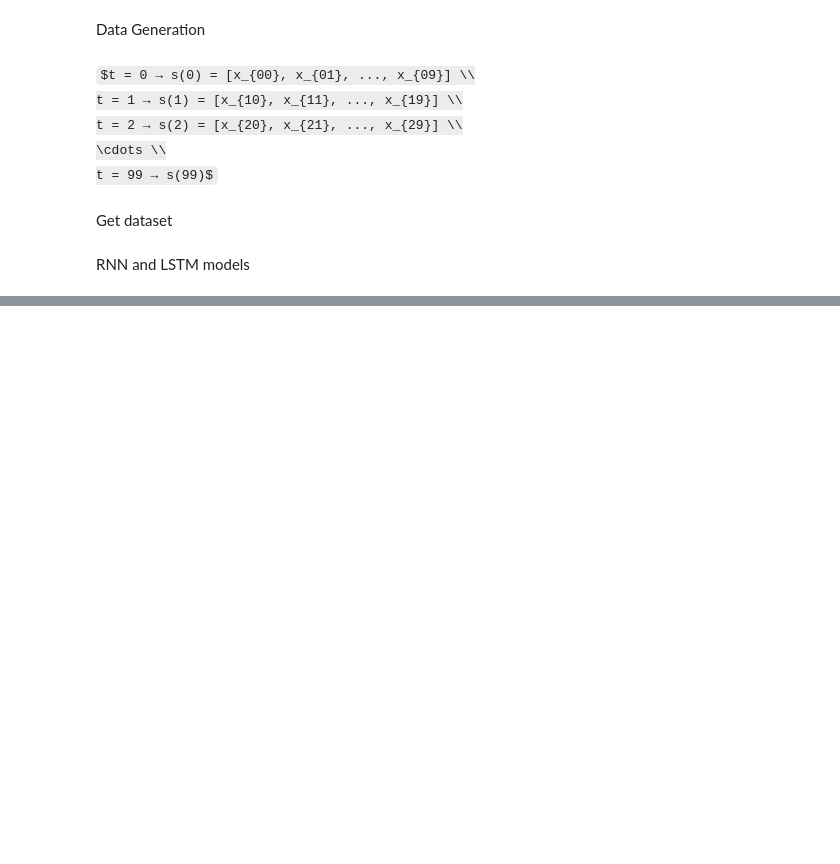
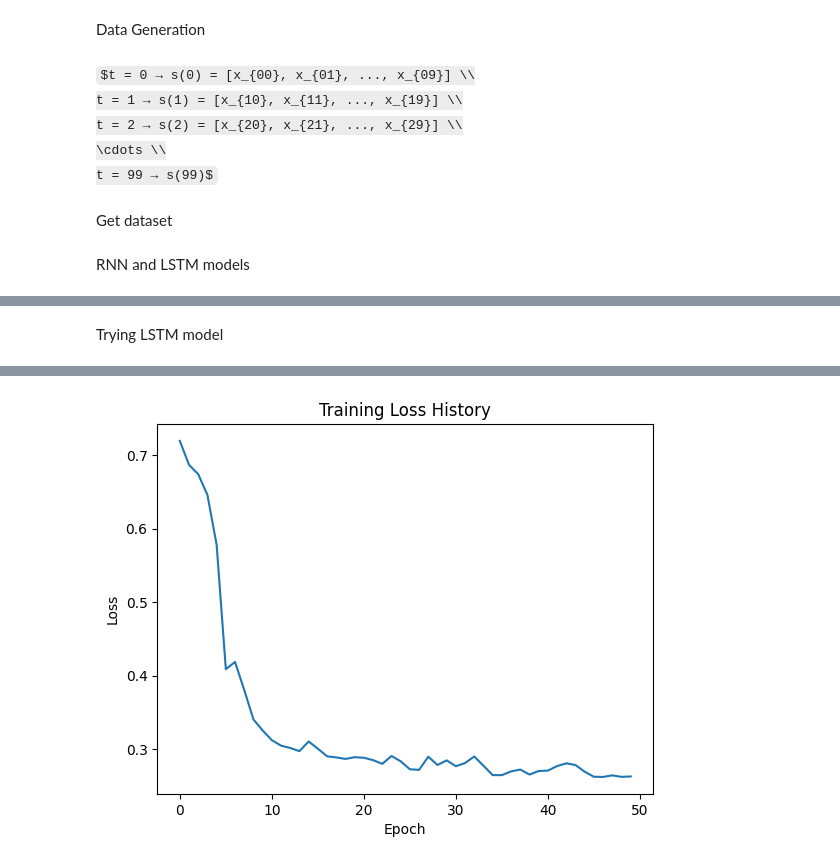
Before and after one commit to yashc73080/CS462-Deep-Learning, a Jupyter notebook: HW3/sequences.ipynb, the cells around one changed output, grey strips where cells are left out. Cells and saved outputs as stored; diff of their text form; code cells hidden in the pictures; some formulas as TeX source; blank space fills up the shorter version.

```diff
--- a/HW3/sequences.ipynb
+++ b/HW3/sequences.ipynb
@@ -68,7 +68,7 @@ class ChangePointDataset(Dataset):
         seq = seq.to(self.device)
         labels = torch.zeros(seq.shape[0], 1, device=self.device)
         labels[T:] = 1
-        return seq, labels
+        return seq, labels, T
 # %% [markdown]
 Get dataset
 # %%
@@ -97,11 +97,13 @@ class RNNModel(nn.Module):
         return probability
 # %%
 class LSTMModel(nn.Module):
-    def __init__(self, input_size=10, hidden_size=20, output_size=1, device='cpu'):
+    def __init__(self, input_size=10, hidden_size=20, output_size=1, num_layers=1, device='cpu'):
         super(LSTMModel, self).__init__()
 
-        self.lstm = nn.LSTM(input_size, hidden_size, num_layers=1, bias=True,
+        self.lstm = nn.LSTM(input_size, hidden_size, num_layers=num_layers, bias=True,
                           dropout=0, bidirectional=False, batch_first=True)
+
+        self.layer_norm = nn.LayerNorm(hidden_size)
 
         self.fc = nn.Linear(hidden_size, output_size)
 
@@ -110,6 +112,9 @@ class LSTMModel(nn.Module):
     def forward(self, x):
         # input x: (batch_size, time, features)
         out, _ = self.lstm(x) # out: (batch_size, time, hidden_size)
+
+        out = self.layer_norm(out)
+
         logits = self.fc(out) # logits: (batch_size, time, 1)
         probability = torch.sigmoid(logits) # probability: (batch_size, time, 1)
 
@@ -178,0 +250,6 @@ tensor([0.4777, 0.5229, 0.5026, 0.5077, 0.5181, 0.4574, 0.4967, 0.4999, 0.4509,
+# %% [markdown]
+Trying LSTM model
+# %%
+lstm = LSTMModel(input_size=10, hidden_size=128, output_size=1, num_layers=2, device=device)
+lstm, lstm_loss_history = train_model(lstm, dataloader, num_epochs=50, lr=0.001, plot=True)
+# %% [output]
@@ -178,0 +267 @@ tensor([0.4777, 0.5229, 0.5026, 0.5077, 0.5181, 0.4574, 0.4967, 0.4999, 0.4509,
+[figure, added]
```
Also changed, not shown: parts of 11 cells of this notebook.
